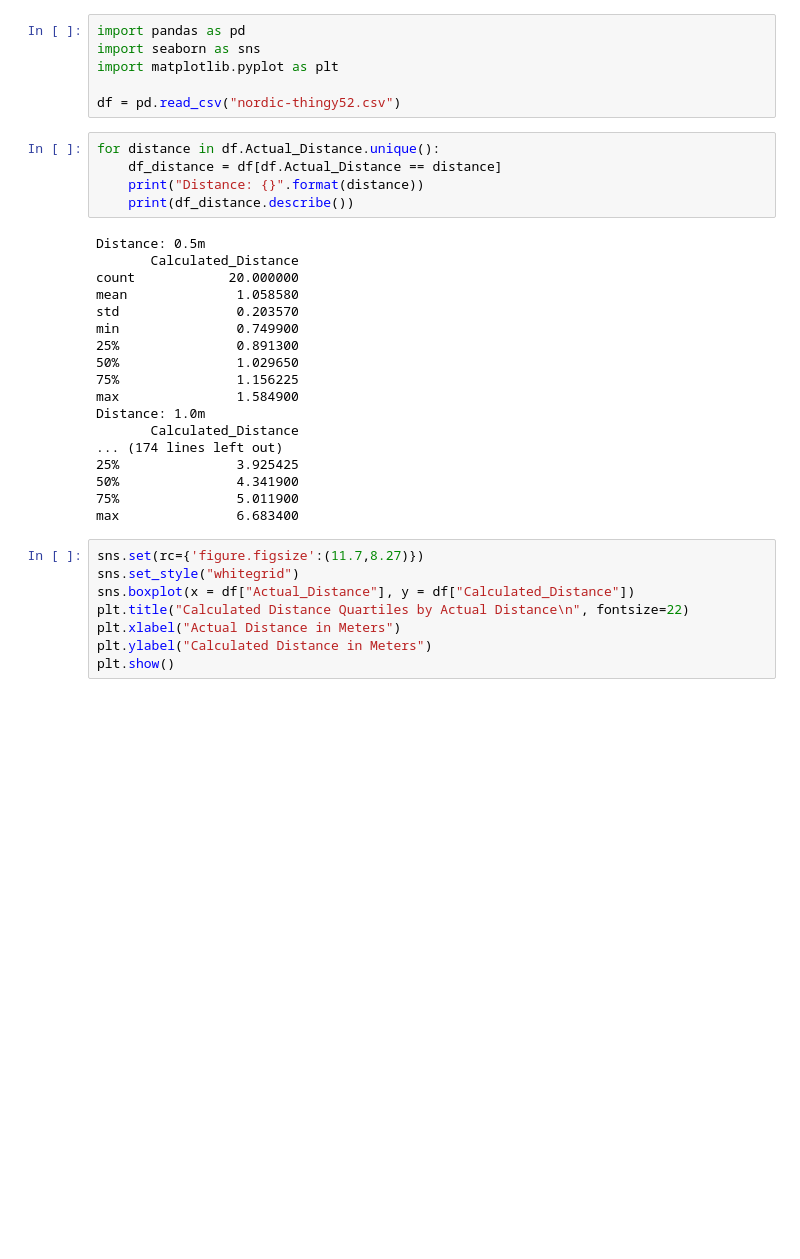
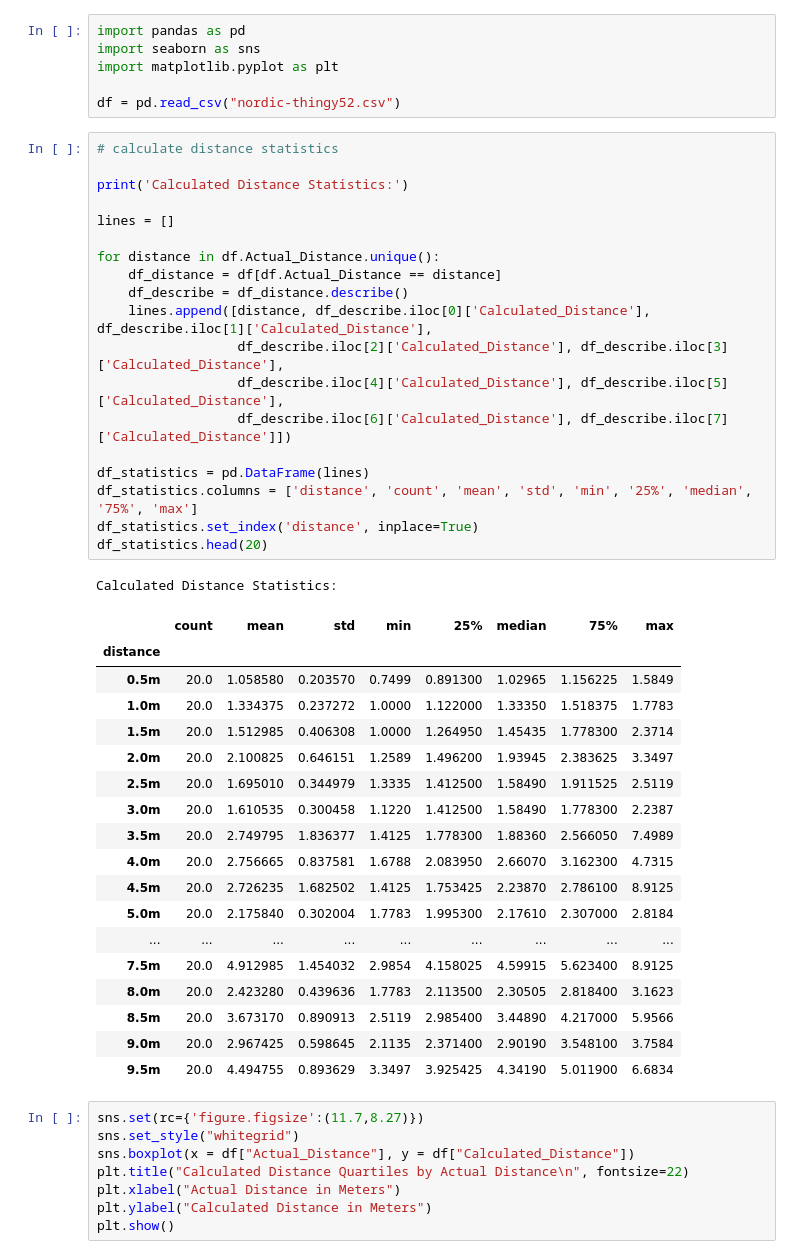
Before and after one commit to christophersmith/missiondata-labs, a Jupyter notebook: ble-single-antenna-distance-detection-accuracy/BLE Distance.ipynb, the cells around one changed output. Drawn from its saved outputs; the diff is of its cells as text; blank space fills up the shorter version.

Commit message:
reformatted the calculated statistics table

```diff
--- a/ble-single-antenna-distance-detection-accuracy/BLE Distance.ipynb
+++ b/ble-single-antenna-distance-detection-accuracy/BLE Distance.ipynb
@@ -4,29 +4,45 @@ import seaborn as sns
 import matplotlib.pyplot as plt
 
 df = pd.read_csv("nordic-thingy52.csv")
-# %%
-for distance in df.Actual_Distance.unique():
-    df_distance = df[df.Actual_Distance == distance]
-    print("Distance: {}".format(distance))
-    print(df_distance.describe())
-# %% [output]
-Distance: 0.5m
-       Calculated_Distance
-count            20.000000
-mean              1.058580
-std               0.203570
-min               0.749900
-25%               0.891300
-50%               1.029650
-75%               1.156225
-max               1.584900
-Distance: 1.0m
-       Calculated_Distance
-... (174 lines left out)
-25%               3.925425
-50%               4.341900
-75%               5.011900
-max               6.683400
+# %%
+# calculate distance statistics
+
+print('Calculated Distance Statistics:')
+
+lines = []
+
+for distance in df.Actual_Distance.unique():
+    df_distance = df[df.Actual_Distance == distance]
+    df_describe = df_distance.describe()
+    lines.append([distance, df_describe.iloc[0]['Calculated_Distance'], df_describe.iloc[1]['Calculated_Distance'],
+                  df_describe.iloc[2]['Calculated_Distance'], df_describe.iloc[3]['Calculated_Distance'],
+                  df_describe.iloc[4]['Calculated_Distance'], df_describe.iloc[5]['Calculated_Distance'],
+                  df_describe.iloc[6]['Calculated_Distance'], df_describe.iloc[7]['Calculated_Distance']])
+
+df_statistics = pd.DataFrame(lines)
+df_statistics.columns = ['distance', 'count', 'mean', 'std', 'min', '25%', 'median', '75%', 'max']
+df_statistics.set_index('distance', inplace=True)
+df_statistics.head(20)
+# %% [output]
+Calculated Distance Statistics:
+|  | count | mean | std | min | 25% | median | 75% | max |
+| distance |  |  |  |  |  |  |  |  |
+| 0.5m | 20.0 | 1.058580 | 0.203570 | 0.7499 | 0.891300 | 1.02965 | 1.156225 | 1.5849 |
+| 1.0m | 20.0 | 1.334375 | 0.237272 | 1.0000 | 1.122000 | 1.33350 | 1.518375 | 1.7783 |
+| 1.5m | 20.0 | 1.512985 | 0.406308 | 1.0000 | 1.264950 | 1.45435 | 1.778300 | 2.3714 |
+| 2.0m | 20.0 | 2.100825 | 0.646151 | 1.2589 | 1.496200 | 1.93945 | 2.383625 | 3.3497 |
+| 2.5m | 20.0 | 1.695010 | 0.344979 | 1.3335 | 1.412500 | 1.58490 | 1.911525 | 2.5119 |
+| 3.0m | 20.0 | 1.610535 | 0.300458 | 1.1220 | 1.412500 | 1.58490 | 1.778300 | 2.2387 |
+| 3.5m | 20.0 | 2.749795 | 1.836377 | 1.4125 | 1.778300 | 1.88360 | 2.566050 | 7.4989 |
+| 4.0m | 20.0 | 2.756665 | 0.837581 | 1.6788 | 2.083950 | 2.66070 | 3.162300 | 4.7315 |
+| 4.5m | 20.0 | 2.726235 | 1.682502 | 1.4125 | 1.753425 | 2.23870 | 2.786100 | 8.9125 |
+| 5.0m | 20.0 | 2.175840 | 0.302004 | 1.7783 | 1.995300 | 2.17610 | 2.307000 | 2.8184 |
+| ... | ... | ... | ... | ... | ... | ... | ... | ... |
+| 7.5m | 20.0 | 4.912985 | 1.454032 | 2.9854 | 4.158025 | 4.59915 | 5.623400 | 8.9125 |
+| 8.0m | 20.0 | 2.423280 | 0.439636 | 1.7783 | 2.113500 | 2.30505 | 2.818400 | 3.1623 |
+| 8.5m | 20.0 | 3.673170 | 0.890913 | 2.5119 | 2.985400 | 3.44890 | 4.217000 | 5.9566 |
+| 9.0m | 20.0 | 2.967425 | 0.598645 | 2.1135 | 2.371400 | 2.90190 | 3.548100 | 3.7584 |
+| 9.5m | 20.0 | 4.494755 | 0.893629 | 3.3497 | 3.925425 | 4.34190 | 5.011900 | 6.6834 |
 # %%
 sns.set(rc={'figure.figsize':(11.7,8.27)})
 sns.set_style("whitegrid")
```
Also changed, not shown: 1 other file.
